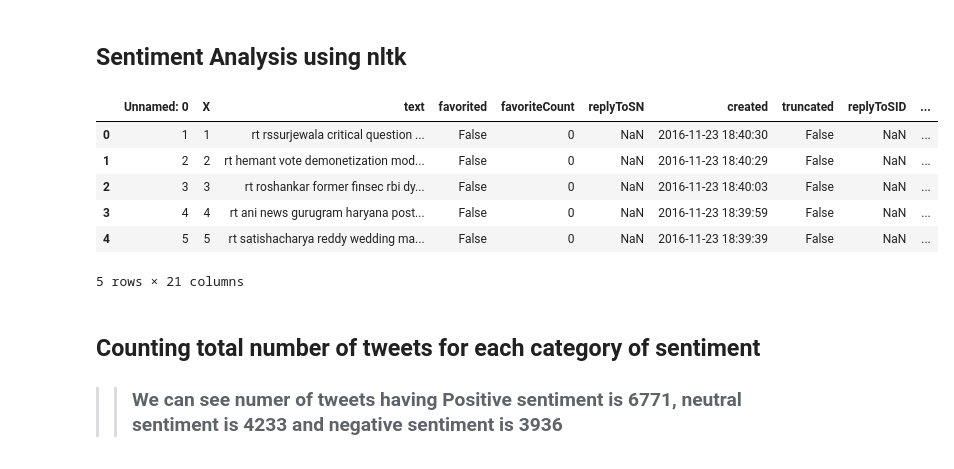
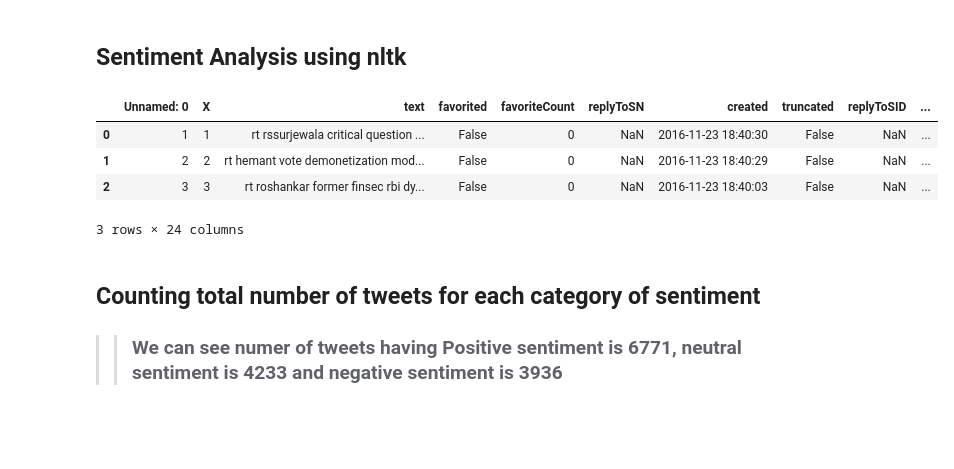
Before and after one commit to dheeraj-2000/Demonetization-Twitter-Analysis, a Jupyter notebook: Analysis-Copy1.ipynb, the cells around one changed output. Drawn from its saved outputs; the diff is of its cells as text; code cells hidden in the pictures; blank space fills up the shorter version.

```diff
--- a/Analysis-Copy1.ipynb
+++ b/Analysis-Copy1.ipynb
@@ -344,28 +329,26 @@ plt.show()
 # %%
 from nltk.sentiment.vader import SentimentIntensityAnalyzer
 from nltk.sentiment.util import *
 from nltk.corpus import stopwords
 from nltk import tokenize
 
 sid = SentimentIntensityAnalyzer()
 
 tweets['sentiment_compound_polarity']=tweets.text.apply(lambda x:sid.polarity_scores(x)['compound'])
 tweets['sentiment_neutral']=tweets.text.apply(lambda x:sid.polarity_scores(x)['neu'])
 tweets['sentiment_negative']=tweets.text.apply(lambda x:sid.polarity_scores(x)['neg'])
 tweets['sentiment_pos']=tweets.text.apply(lambda x:sid.polarity_scores(x)['pos'])
 tweets['sentiment_type']=''
 tweets.loc[tweets.sentiment_compound_polarity>0,'sentiment_type']='Positive'
 tweets.loc[tweets.sentiment_compound_polarity==0,'sentiment_type']='Neutral'
 tweets.loc[tweets.sentiment_compound_polarity<0,'sentiment_type']='Negative'
-tweets.head()
+tweets.head(3)
 # %% [output]
 |  | Unnamed: 0 | X | text | favorited | favoriteCount | replyToSN | created | truncated | replyToSID | ... |
 | 0 | 1 | 1 | rt rssurjewala critical question ... | False | 0 | NaN | 2016-11-23 18:40:30 | False | NaN | ... |
 | 1 | 2 | 2 | rt hemant vote demonetization mod... | False | 0 | NaN | 2016-11-23 18:40:29 | False | NaN | ... |
 | 2 | 3 | 3 | rt roshankar former finsec rbi dy... | False | 0 | NaN | 2016-11-23 18:40:03 | False | NaN | ... |
-| 3 | 4 | 4 | rt ani news gurugram haryana post... | False | 0 | NaN | 2016-11-23 18:39:59 | False | NaN | ... |
-| 4 | 5 | 5 | rt satishacharya reddy wedding ma... | False | 0 | NaN | 2016-11-23 18:39:39 | False | NaN | ... |
-5 rows × 21 columns
+3 rows × 24 columns
 # %% [markdown]
 ## Counting total number of tweets for each category of sentiment
 >> ### We can see numer of tweets having Positive sentiment is 6771, neutral sentiment is 4233 and negative sentiment is 3936
```
Also changed, not shown: parts of 10 cells of this notebook, 2 other files.
